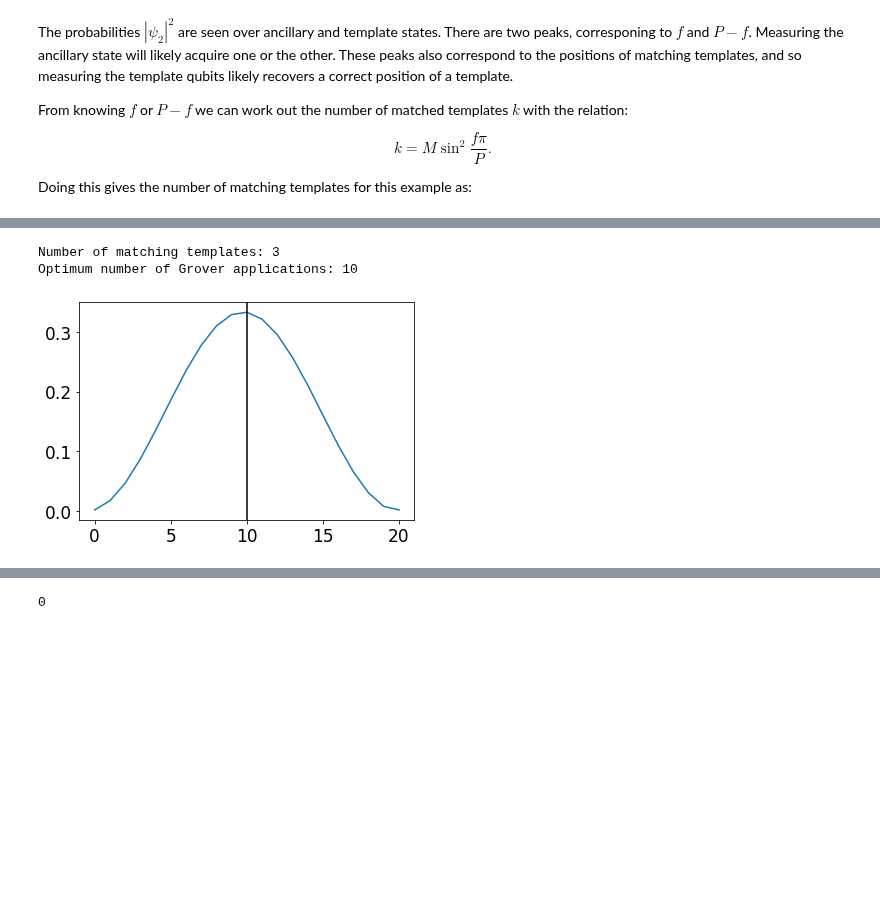
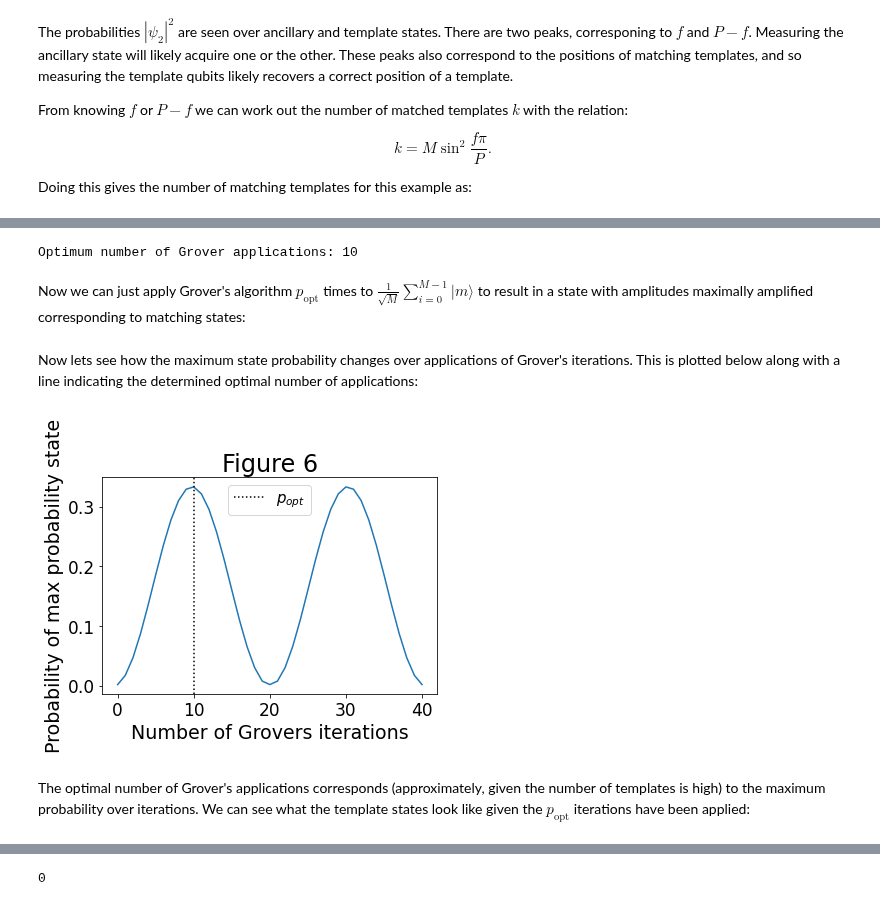
Before and after one commit to Fergus-Hayes/quantum-matched-filter, a Jupyter notebook: QMF_150914.ipynb, the cells around one changed output, grey strips where cells are left out. Saved outputs shown, nothing was run; the diff lists cells and outputs as text; code cells hidden in the pictures; blank space fills up the shorter version.

```diff
--- a/QMF_150914.ipynb
+++ b/QMF_150914.ipynb
@@ -335,11 +393,11 @@ print(P_measured)
 # %%
-# The result from measuring P corresponds to the frequency of the sinesoid shown in Figure 3
-N_templates = int(np.round(M*np.sin(P_measured*np.pi/P)**2))
+# Calculate the optimum number of Grover's applications to find a
+# matching template.
 opt_p = int(np.round((np.pi/4.)* np.sqrt(M/N_templates)))
 
-print('Number of matching templates:',N_templates)
 print('Optimum number of Grover applications:',opt_p)
 # %% [output]
-Number of matching templates: 3
 Optimum number of Grover applications: 10
+# %% [markdown]
+Now we can just apply Grover's algorithm $p_{\text{opt}}$ times to $\frac{1}{\sqrt{M}}\sum_{i=0}^{M-1}|m⟩$ to result in a state with amplitudes maximally amplified corresponding to matching states:
 # %%
@@ -347,16 +404,24 @@ Templates = k_12(initial_states, Data, threshold=SNR)
 psi_0 = np.ones((M))/np.sqrt(M)
 psi_1 = np.dot(np.linalg.matrix_power(np.matmul(U_s(w),U_w(w)),opt_p),psi_0)
+# %% [markdown]
+Now lets see how the maximum state probability changes over applications of Grover's iterations. This is plotted below along with a line indicating the determined optimal number of applications:
 # %%
 probs_out = []
-for p in np.arange(2*opt_p+1):
+for p in np.arange(4*opt_p+1):
     psi_1_ = np.dot(np.linalg.matrix_power(np.matmul(U_s(w),U_w(w)),p),psi_0)
     probs_out.append(np.max(np.abs(psi_1_)**2))
 
 probs_out = np.array(probs_out)
-# %%
-plt.plot(probs_out)
-plt.axvline(x=opt_p, color='black')
-plt.show()
-# %% [output]
-[figure, removed]
+# %%
+plt.title('Figure 6')
+plt.plot(probs_out)
+plt.xlabel('Number of Grovers iterations')
+plt.ylabel('Probability of max probability state')
+plt.axvline(opt_p, ls=':', color='black', label=r'$p_{opt}$')
+plt.legend(fontsize=15)
+plt.show()
+# %% [output]
+[figure, added]
+# %% [markdown]
+The optimal number of Grover's applications corresponds (approximately, given the number of templates is high) to the maximum probability over iterations. We can see what the template states look like given the $p_{\text{opt}}$ iterations have been applied:
 # %%
```
Also changed, not shown: parts of 39 cells of this notebook.
